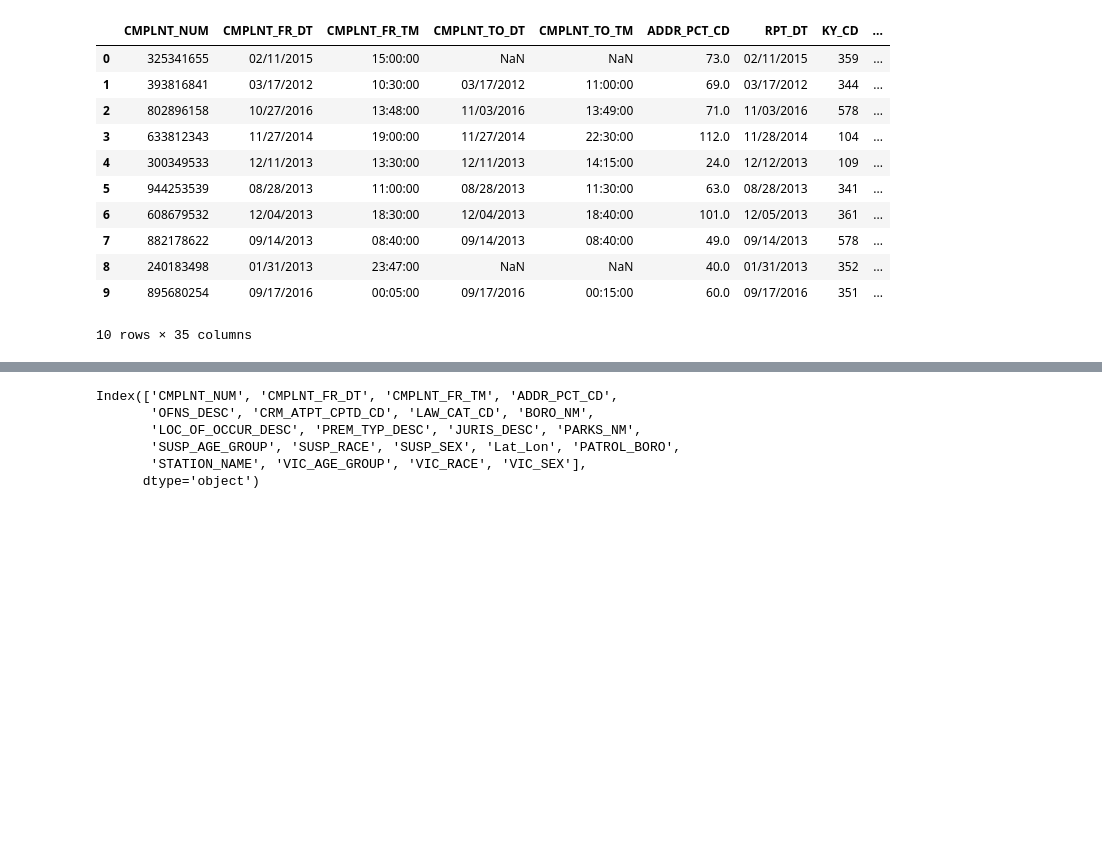
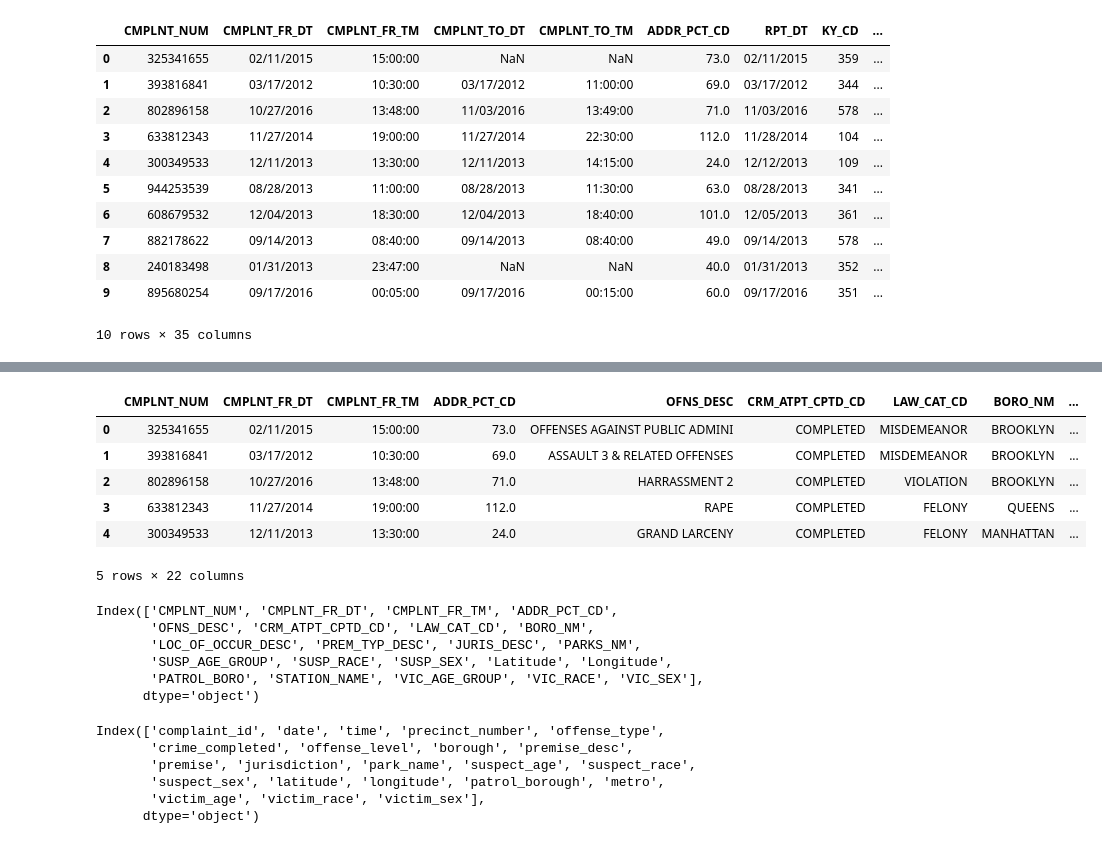
Before and after one commit to candiesforlife/minority_report, a Jupyter notebook: notebooks/Minority report.ipynb, the cells around one changed output, grey strips where cells are left out. Cells and saved outputs as stored; diff of their text form; code cells hidden in the pictures; blank space fills up the shorter version.

Commit message:
get lon_lat in seperate columns

```diff
--- a/notebooks/Minority report.ipynb
+++ b/notebooks/Minority report.ipynb
@@ -336,11 +60,36 @@ data = df.drop(columns=['CMPLNT_TO_DT',\
+# %%
+data = df.drop(columns=['CMPLNT_TO_DT',\
+                      'CMPLNT_TO_TM', \
+                      'HADEVELOPT',\
+                      'HOUSING_PSA',\
+                     'JURISDICTION_CODE',\
+                      'KY_CD',\
+                      'PD_CD',\
+                      'PD_DESC',\
+                      'RPT_DT',\
+                      'TRANSIT_DISTRICT',\
+                      'X_COORD_CD',\
+                      'Y_COORD_CD',\
+                        'Lat_Lon'
+                     ])
+del df
+data.head()
+# %% [output]
+|  | CMPLNT_NUM | CMPLNT_FR_DT | CMPLNT_FR_TM | ADDR_PCT_CD | OFNS_DESC | CRM_ATPT_CPTD_CD | LAW_CAT_CD | BORO_NM | ... |
+| 0 | 325341655 | 02/11/2015 | 15:00:00 | 73.0 | OFFENSES AGAINST PUBLIC ADMINI | COMPLETED | MISDEMEANOR | BROOKLYN | ... |
+| 1 | 393816841 | 03/17/2012 | 10:30:00 | 69.0 | ASSAULT 3 & RELATED OFFENSES | COMPLETED | MISDEMEANOR | BROOKLYN | ... |
+| 2 | 802896158 | 10/27/2016 | 13:48:00 | 71.0 | HARRASSMENT 2 | COMPLETED | VIOLATION | BROOKLYN | ... |
+| 3 | 633812343 | 11/27/2014 | 19:00:00 | 112.0 | RAPE | COMPLETED | FELONY | QUEENS | ... |
+| 4 | 300349533 | 12/11/2013 | 13:30:00 | 24.0 | GRAND LARCENY | COMPLETED | FELONY | MANHATTAN | ... |
+5 rows × 22 columns
 # %%
 data.columns
 # %% [output]
 Index(['CMPLNT_NUM', 'CMPLNT_FR_DT', 'CMPLNT_FR_TM', 'ADDR_PCT_CD',
        'OFNS_DESC', 'CRM_ATPT_CPTD_CD', 'LAW_CAT_CD', 'BORO_NM',
        'LOC_OF_OCCUR_DESC', 'PREM_TYP_DESC', 'JURIS_DESC', 'PARKS_NM',
-       'SUSP_AGE_GROUP', 'SUSP_RACE', 'SUSP_SEX', 'Lat_Lon', 'PATROL_BORO',
-       'STATION_NAME', 'VIC_AGE_GROUP', 'VIC_RACE', 'VIC_SEX'],
+       'SUSP_AGE_GROUP', 'SUSP_RACE', 'SUSP_SEX', 'Latitude', 'Longitude',
+       'PATROL_BORO', 'STATION_NAME', 'VIC_AGE_GROUP', 'VIC_RACE', 'VIC_SEX'],
       dtype='object')
 # %%
 # Rename columns for coherence
@@ -374,3 +124,12 @@ data.rename(columns_dic, inplace=True)
+# %%
+data.columns
+# %% [output]
+Index(['complaint_id', 'date', 'time', 'precinct_number', 'offense_type',
+       'crime_completed', 'offense_level', 'borough', 'premise_desc',
+       'premise', 'jurisdiction', 'park_name', 'suspect_age', 'suspect_race',
+       'suspect_sex', 'latitude', 'longitude', 'patrol_borough', 'metro',
+       'victim_age', 'victim_race', 'victim_sex'],
+      dtype='object')
 # %%
 list_column = list(columns_dic.values())
 list_column
```
Also changed, not shown: parts of 52 cells of this notebook.
